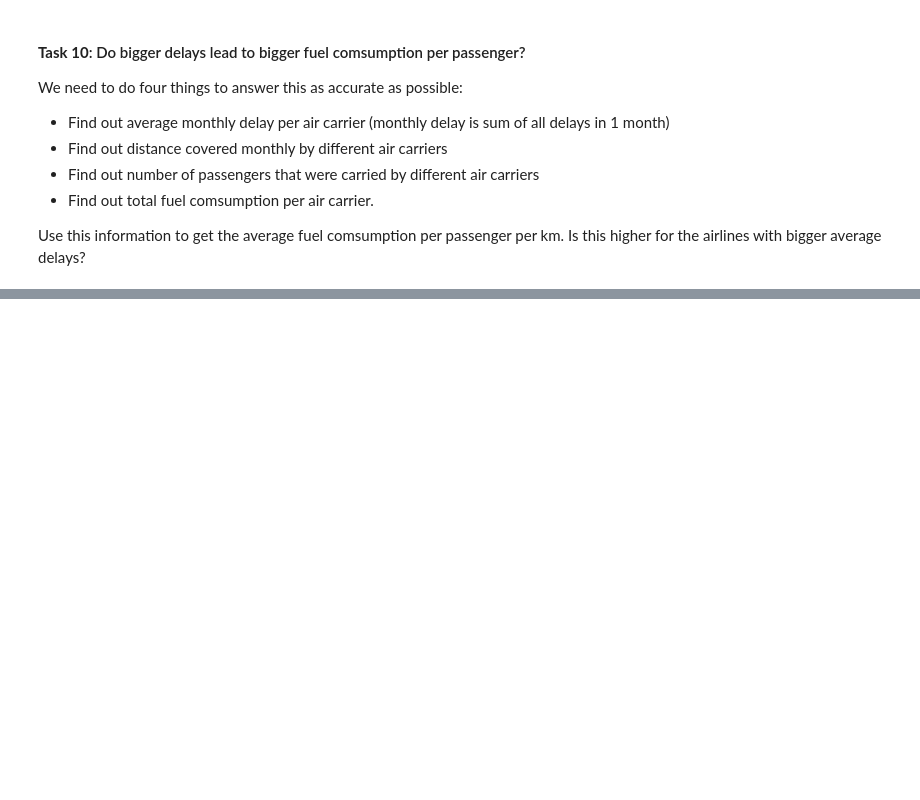
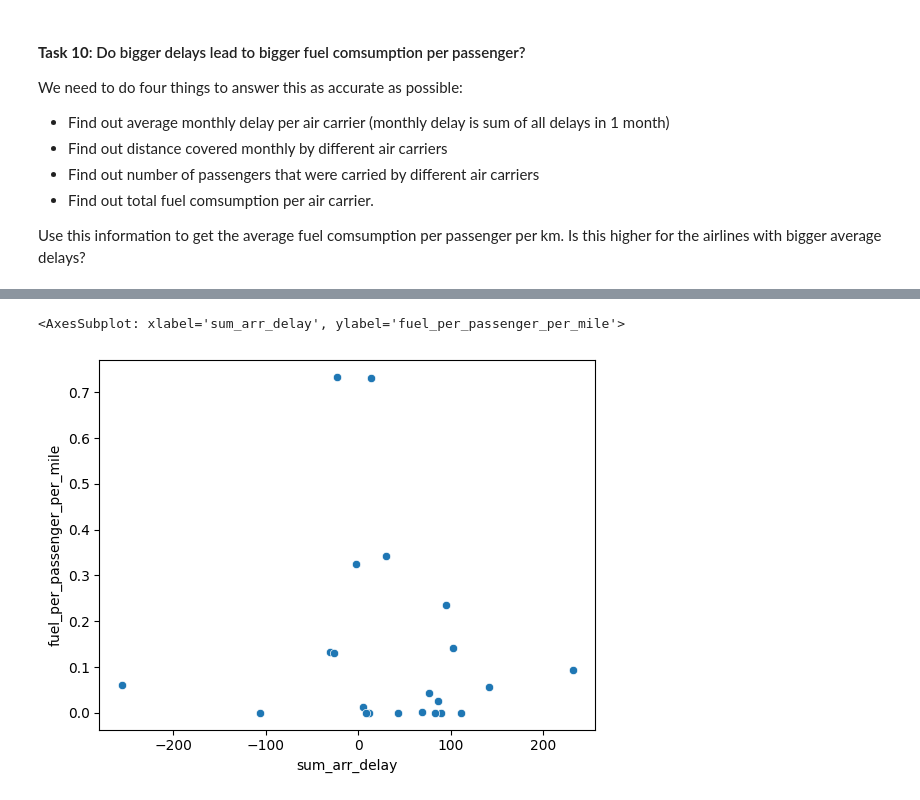
Before and after one commit to anzhgrdva/Predicting_Flight_Delays, a Jupyter notebook: EDA/exploratory_analysis_1-5.ipynb, the cells around one changed output, grey strips where cells are left out. Saved outputs shown, nothing was run; the diff lists cells and outputs as text; code cells hidden in the pictures; blank space fills up the shorter version.

```diff
--- a/EDA/exploratory_analysis_1-5.ipynb
+++ b/EDA/exploratory_analysis_1-5.ipynb
@@ -301,0 +301,3 @@ flights
+# %%
+passengers = pd.read_csv('../data/raw/passengers_raw.csv')
+passengers.head()
@@ -520,0 +1123,19 @@ Use this information to get the average fuel comsumption per passenger per km. I
+# %%
+flights_passengers_fuel = flights_outliers_removed.groupby(
+    ['op_unique_carrier','fl_date_month']).agg(
+    sum_arr_delay=('arr_delay','sum'), sum_distance=('distance','sum')
+    ).groupby('op_unique_carrier').agg('mean').merge(
+    passengers.groupby(['unique_carrier','month']).agg(
+    sum_passengers=('passengers','sum')
+    ).groupby('unique_carrier').agg('mean'),
+    how='left',left_index=True,right_index=True
+).merge(
+    fuel.groupby(['unique_carrier','month']).agg(
+    sum_total_galons=('total_gallons','sum')
+    ).groupby('unique_carrier').agg('mean'),
+    how='left',left_index=True,right_index=True
+)
+
+flights_passengers_fuel['fuel_per_passenger_per_mile'] = flights_passengers_fuel['sum_total_galons']/flights_passengers_fuel['sum_passengers']/flights_passengers_fuel['sum_distance']
+
+flights_passengers_fuel
@@ -520,0 +1161,5 @@ Use this information to get the average fuel comsumption per passenger per km. I
+# %%
+sns.scatterplot(data=flights_passengers_fuel,x='sum_arr_delay',y='fuel_per_passenger_per_mile')
+# %% [output]
+<AxesSubplot: xlabel='sum_arr_delay', ylabel='fuel_per_passenger_per_mile'>
+[figure, added]
```
Also changed, not shown: parts of 46 cells of this notebook.
